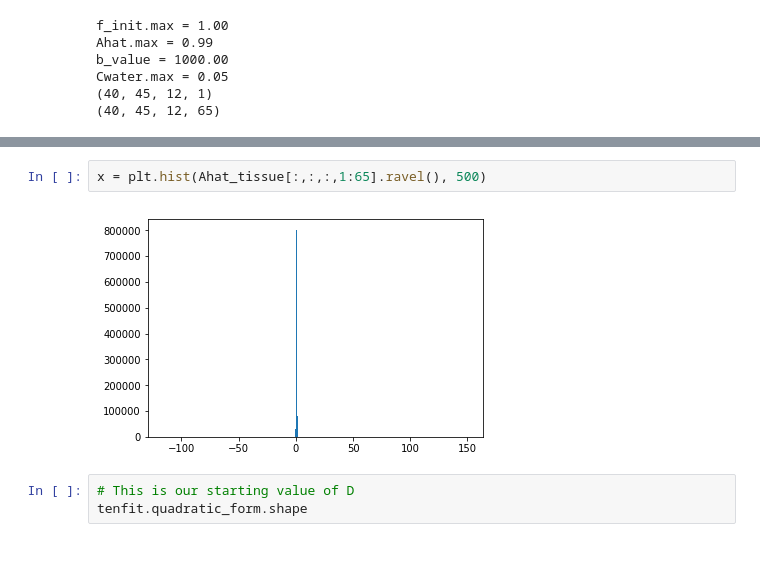
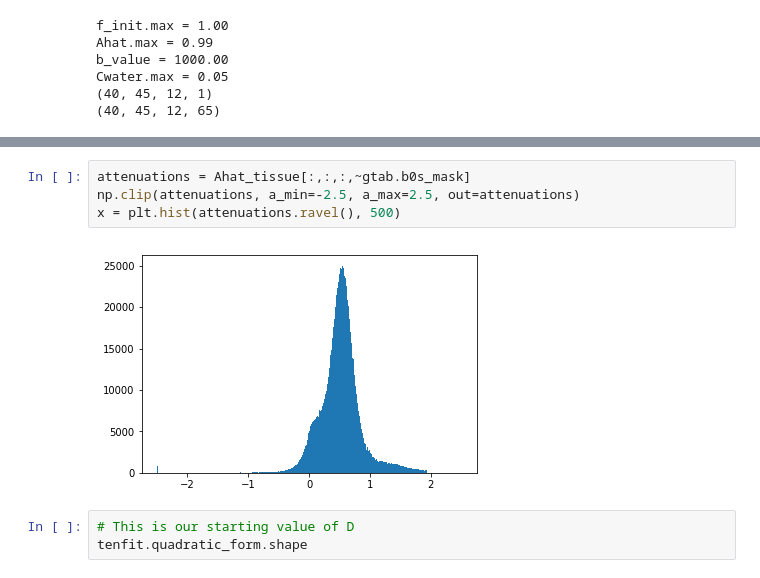
Before and after one commit to sameerd/DiffusionTensorImaging, a Jupyter notebook: notebooks/Free Water.ipynb, the cells around one changed output, grey strips where cells are left out. Drawn from its saved outputs; the diff is of its cells as text.

```diff
--- a/notebooks/Free Water.ipynb
+++ b/notebooks/Free Water.ipynb
@@ -346,9 +347,11 @@ x = plt.hist(Ahat[:,:,:,1:65].ravel(), 500)
 # %% [output]
 [figure]
-# %%
-x = plt.hist(Ahat_tissue[:,:,:,1:65].ravel(), 500)
-# %% [output]
-[figure, removed]
+# %%
+attenuations = Ahat_tissue[:,:,:,~gtab.b0s_mask]
+np.clip(attenuations, a_min=-2.5, a_max=2.5, out=attenuations)
+x = plt.hist(attenuations.ravel(), 500)
+# %% [output]
+[figure, added]
 # %%
 # This is our starting value of D
 tenfit.quadratic_form.shape
```
Also changed, not shown: parts of 5 cells of this notebook.
